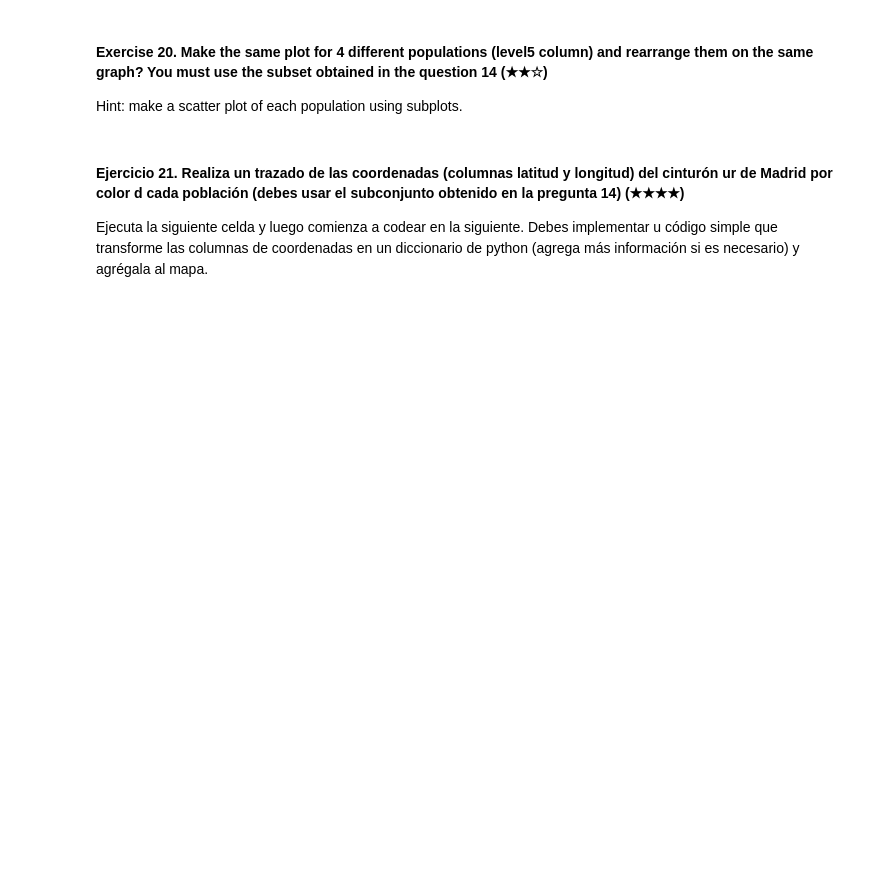
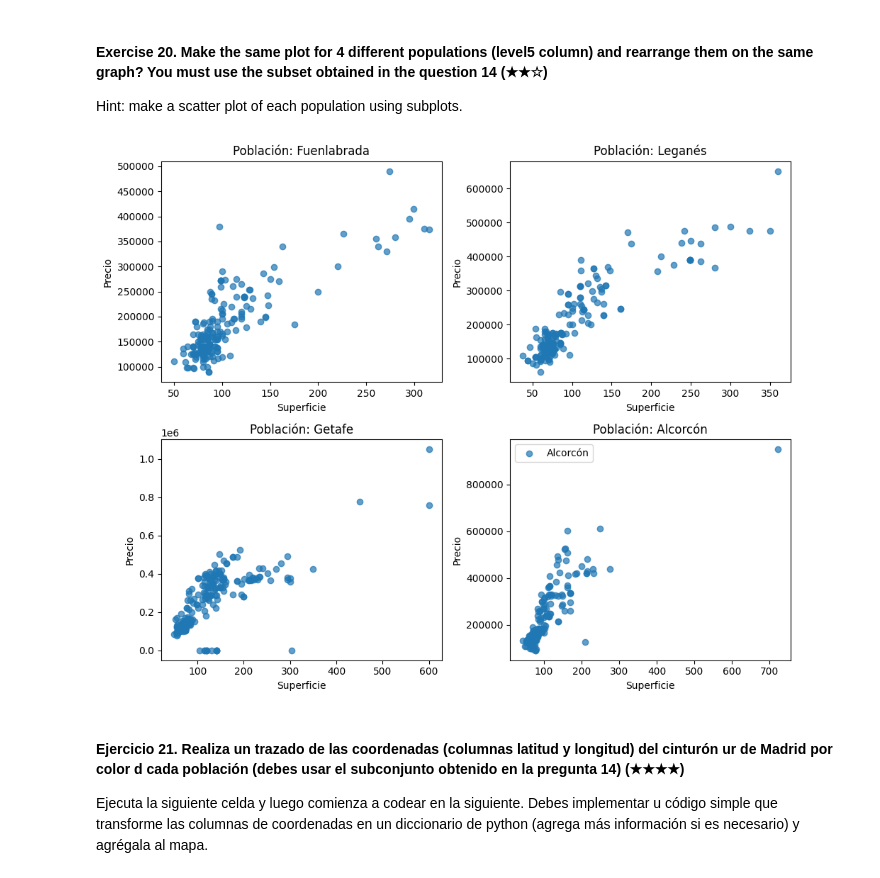
Before and after one commit to lbdelilla/realestate-datacleanup-exercise, a Jupyter notebook: project.es.ipynb, the cells around one changed output. Cells and saved outputs as stored; diff of their text form; code cells hidden in the pictures; blank space fills up the shorter version.

```diff
--- a/project.es.ipynb
+++ b/project.es.ipynb
@@ -311,6 +464,26 @@ Hint: Create a new column called `pps` (price per square) and then analyse the v
 Hint: make a scatter plot of each population using subplots.
 # %%
 # TODO
+
+subconjunto = ds[ds['level5'].isin(["Fuenlabrada", "Leganés", "Getafe", "Alcorcón"])].copy()
+
+fig, axes = plt.subplots(nrows=2, ncols=2, figsize=(10, 8))
+poblaciones = ["Fuenlabrada", "Leganés", "Getafe", "Alcorcón"]
+
+for poblacion, ax in zip(poblaciones, axes.flatten()):
+    poblacion_data = subconjunto[subconjunto['level5'] == poblacion]
+
+    ax.scatter(poblacion_data['surface'], poblacion_data['price'], label=poblacion, alpha=0.7)
+
+    ax.set_title(f'Población: {poblacion}')
+    ax.set_xlabel('Superficie')
+    ax.set_ylabel('Precio')
+
+plt.tight_layout()
+plt.legend()
+plt.show()
+# %% [output]
+[figure, added]
 # %% [markdown]
 #### Ejercicio 21. Realiza un trazado de las coordenadas (columnas latitud y longitud) del cinturón ur de Madrid por color d cada población (debes usar el subconjunto obtenido en la pregunta 14) (★★★★)
 
```
Also changed, not shown: parts of 11 cells of this notebook.
